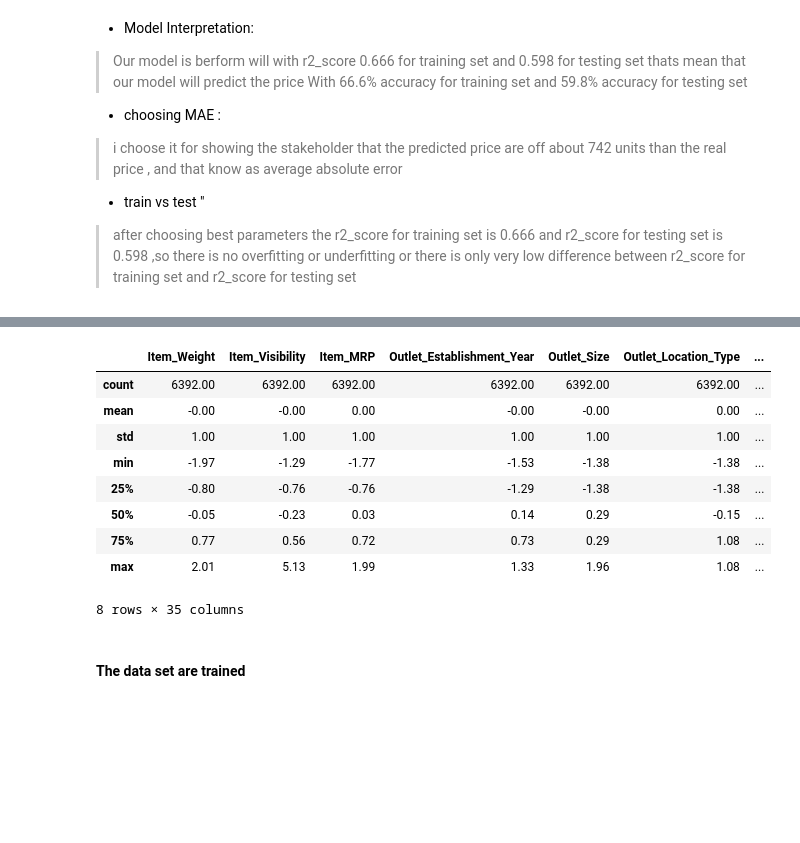
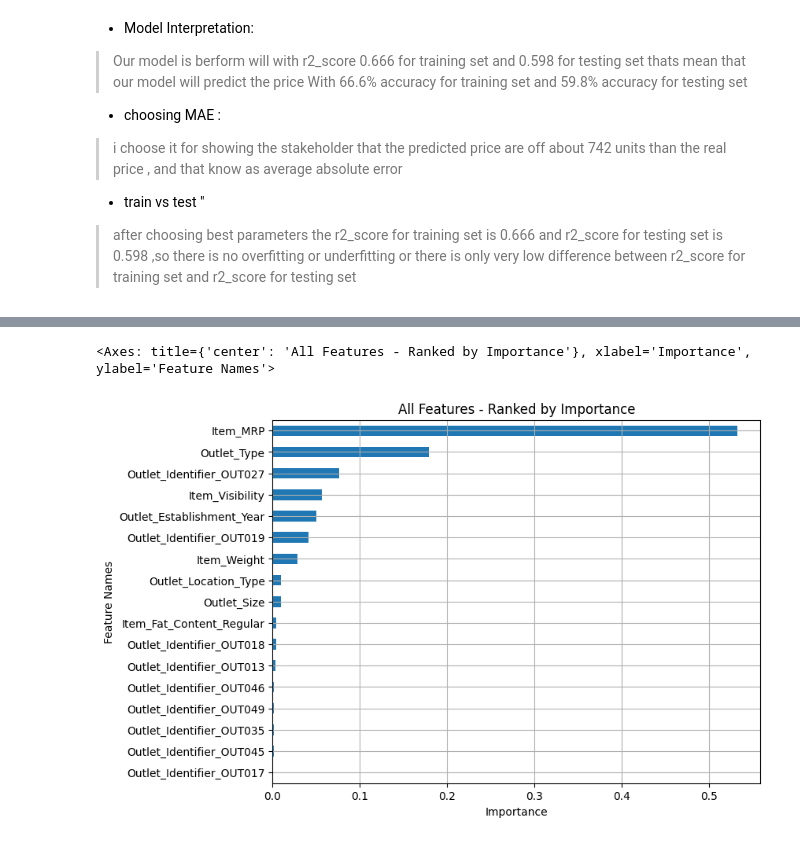
Before and after one commit to YazanMaghary/Prediction-of-Product-Sales, a Jupyter notebook: Prediction_of_Product_Sales.ipynb, the cells around one changed output, grey strips where cells are left out. Saved outputs shown, nothing was run; the diff lists cells and outputs as text; code cells hidden in the pictures; blank space fills up the shorter version.

```diff
--- a/Prediction_of_Product_Sales.ipynb
+++ b/Prediction_of_Product_Sales.ipynb
@@ -1001,7 +1016,7 @@ from sklearn.pipeline import make_pipeline
 from sklearn import set_config
 set_config(transform_output='pandas')
 y = df[target]
-X = df.drop(columns=[target , 'Item_Identifier' , 'Item_Type'])
+X = df.drop(columns=[target , 'Item_Identifier' , 'Item_Type' ,])
 X_train , X_test , y_train , y_test = train_test_split(X , y , random_state=42)
 display(X_train.head() , y_train.head())
 # %% [output]
@@ -1681,15 +1546,7 @@ display(X_train_process.head() , X_test_process.head())
-# %%
-X_train_process.describe().round(2)
-# %% [output]
-|  | Item_Weight | Item_Visibility | Item_MRP | Outlet_Establishment_Year | Outlet_Size | Outlet_Location_Type | ... |
-| count | 6392.00 | 6392.00 | 6392.00 | 6392.00 | 6392.00 | 6392.00 | ... |
-| mean | -0.00 | -0.00 | 0.00 | -0.00 | -0.00 | 0.00 | ... |
-| std | 1.00 | 1.00 | 1.00 | 1.00 | 1.00 | 1.00 | ... |
-| min | -1.97 | -1.29 | -1.77 | -1.53 | -1.38 | -1.38 | ... |
-| 25% | -0.80 | -0.76 | -0.76 | -1.29 | -1.38 | -1.38 | ... |
-| 50% | -0.05 | -0.23 | 0.03 | 0.14 | 0.29 | -0.15 | ... |
-| 75% | 0.77 | 0.56 | 0.72 | 0.73 | 0.29 | 1.08 | ... |
-| max | 2.01 | 5.13 | 1.99 | 1.33 | 1.96 | 1.08 | ... |
-8 rows × 35 columns
-# %% [markdown]
-#### The data set are trained
+# %%
+feature_importance = search_grid.best_estimator_.named_steps['randomforestregressor'].feature_importances_
+feature_importance = pd.Series(feature_importance , index = features_name ,name='feature_importance')
+plot_importance(feature_importance)
+# %% [output]
+<Axes: title={'center': 'All Features - Ranked by Importance'}, xlabel='Importance', ylabel='Feature Names'>
+[figure, added]
```
Also changed, not shown: parts of 61 cells of this notebook.
